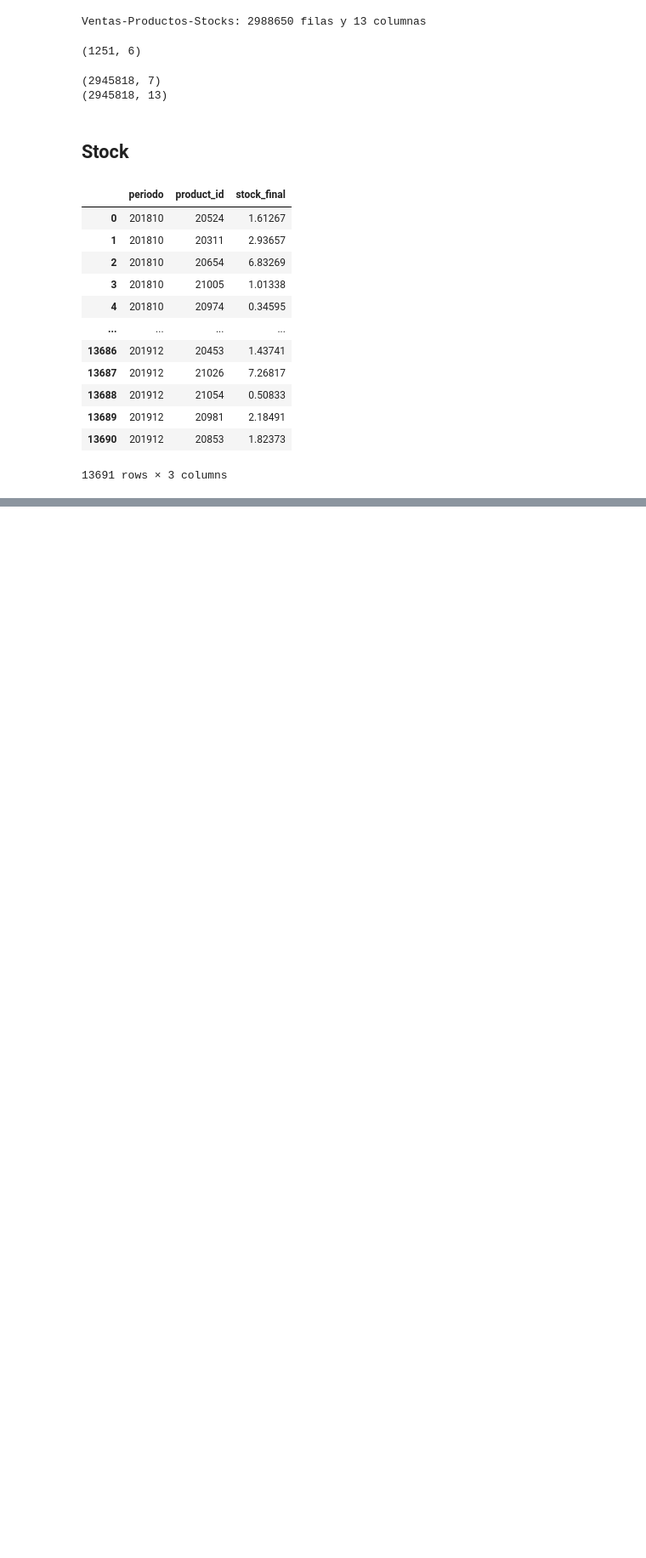
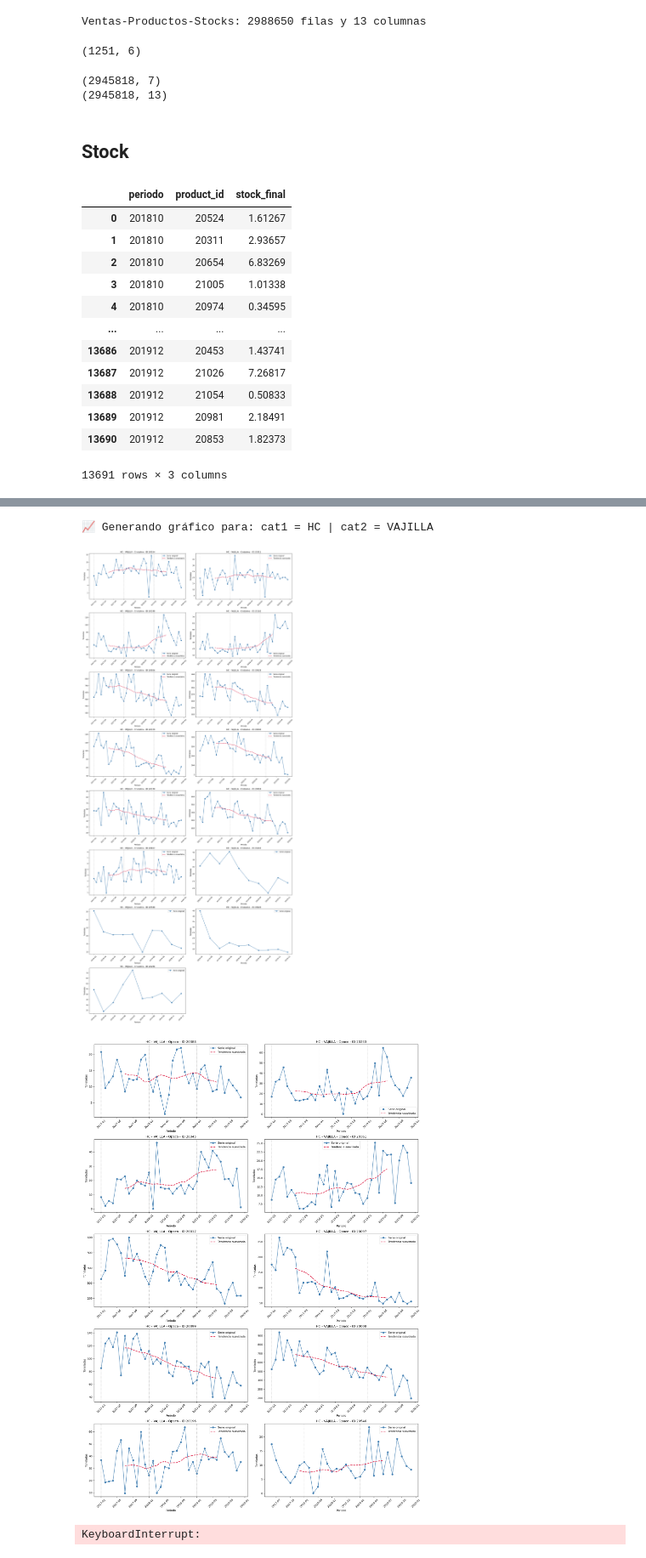
Before and after one commit to ivanjavierparra/Lab3-MCD, a Jupyter notebook: eda2.ipynb, the cells around one changed output, grey strips where cells are left out. Shown at 85% size. Cells and saved outputs as stored; diff of their text form; code cells hidden in the pictures; blank space fills up the shorter version.

```diff
--- a/eda2.ipynb
+++ b/eda2.ipynb
@@ -58,0 +269,80 @@ stocks
+# %%
+import matplotlib.pyplot as plt
+import math
+import pandas as pd
+import numpy as np
+from statsmodels.tsa.seasonal import seasonal_decompose
+
+def graficar_series_con_tendencia_suavizada(df, cat1, cat2):
+    """
+    Grafica la serie original de cada producto (cat1-cat2-cat3) con su tendencia suavizada
+    usando seasonal_decompose. Agrega líneas punteadas en cada enero.
+    """
+    subset = df[(df['cat1'] == cat1) & (df['cat2'] == cat2) & (df['tn'] > 0)].copy()
+    if subset.empty:
+        print(f"No hay datos para cat1={cat1} y cat2={cat2}")
+        return
+
+    subset['periodo_dt'] = pd.to_datetime(subset['periodo'].astype(str), format='%Y%m')
+
+    for cat3 in subset['cat3'].dropna().unique():
+        df_cat3 = subset[subset['cat3'] == cat3]
+        product_ids = df_cat3['product_id'].unique()
+        n = len(product_ids)
+        n_cols = 2
+        n_rows = math.ceil(n / n_cols)
+
+        fig, axes = plt.subplots(n_rows, n_cols, figsize=(18, 5 * n_rows))
+        axes = axes.flatten()
+
+        for i, product_id in enumerate(product_ids):
+            serie = (
+                df_cat3[df_cat3['product_id'] == product_id]
+                .groupby('periodo_dt')['tn']
+                .sum()
+                .sort_index()
+            )
+
+            # Crear rango completo mensual
+            fechas_completas = pd.date_range(start=serie.index.min(), end=serie.index.max(), freq='MS')
+            serie = serie.reindex(fechas_completas, fill_value=0)
+
+            ax = axes[i]
+            ax.plot(serie.index, serie.values, marker='o', linestyle='-', color='steelblue', label='Serie original')
+
+            # Graficar la tendencia suavizada si hay suficiente info
+            if serie.notna().sum() >= 24:
+                resultado = seasonal_decompose(serie, model='additive', period=12)
+                tendencia = resultado.trend
+                ax.plot(tendencia.index, tendencia.values, color='crimson', linestyle='--', linewidth=2, label='Tendencia suavizada')
+
+            ax.set_title(f"{cat1} - {cat2} - {cat3} - ID {product_id}")
+            ax.set_xlabel("Periodo")
+            ax.set_ylabel("Toneladas")
+            ax.tick_params(axis='x', rotation=45)
+
+            # Línea vertical en enero
+            for fecha in serie.index:
+                if fecha.month == 1:
+                    ax.axvline(x=fecha, color='gray', linestyle=':', linewidth=1)
+
+            ax.legend()
+
+        for j in range(i + 1, len(axes)):
+            fig.delaxes(axes[j])
+
+        plt.tight_layout()
+        plt.show()
+
+# Recorrer cada combinación y aplicar el gráfico
+for _, fila in combinaciones.iterrows():
+    cat1 = fila['cat1']
+    cat2 = fila['cat2']
+
+    print(f"\n📈 Generando gráfico para: cat1 = {cat1} | cat2 = {cat2}")
+    graficar_series_con_tendencia_suavizada(df, cat1=cat1, cat2=cat2)
+# %% [output]
+📈 Generando gráfico para: cat1 = HC | cat2 = VAJILLA
+[figure, added]
+[figure, added]
+KeyboardInterrupt:
```
Also changed, not shown: parts of 3 cells of this notebook.
